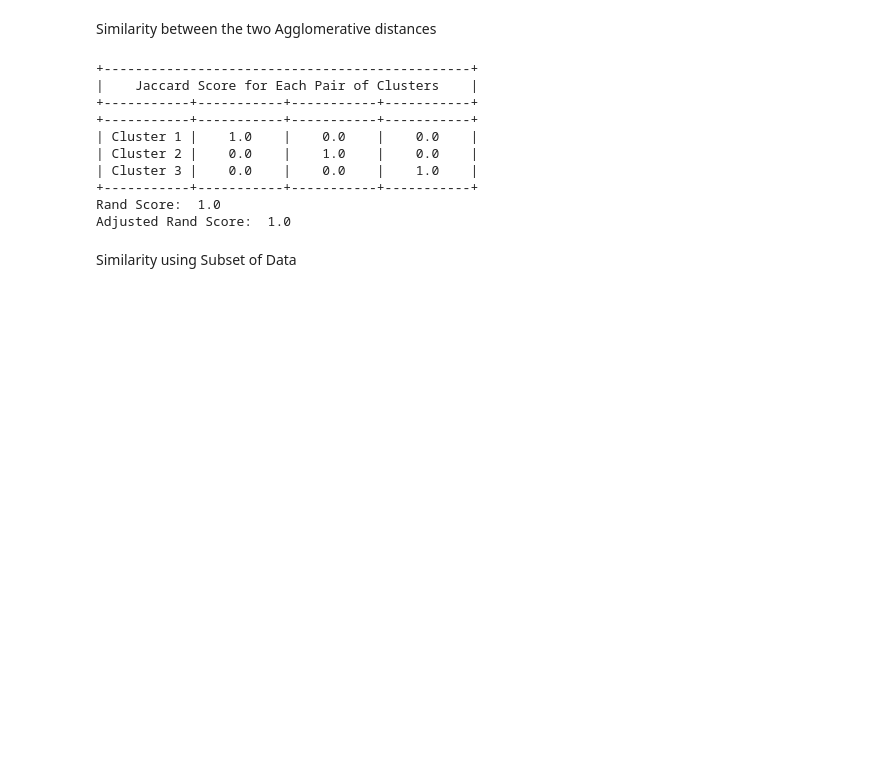
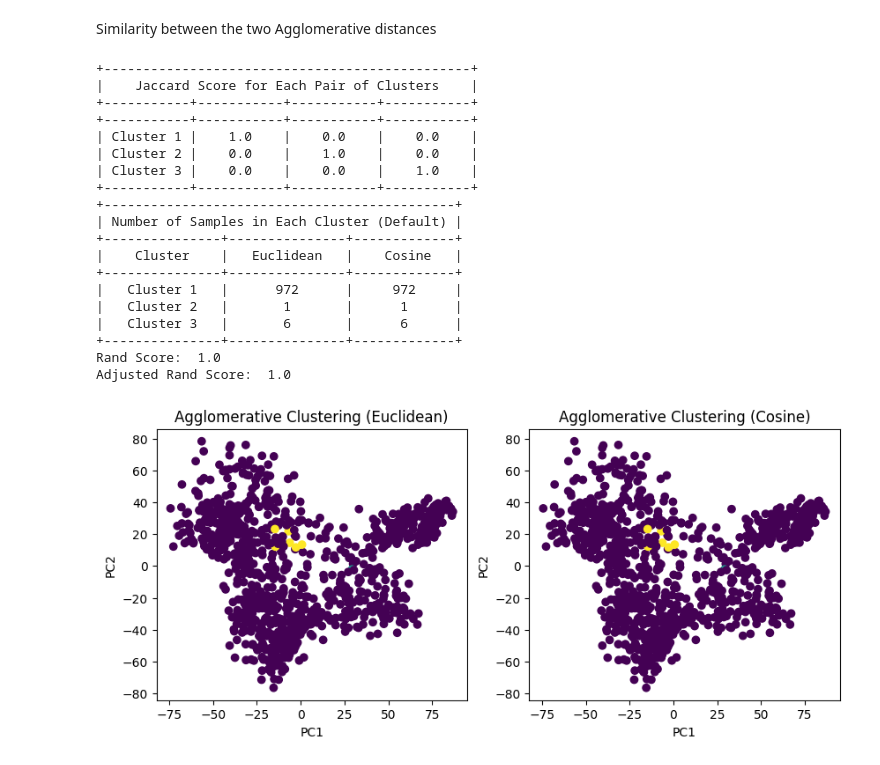
Before and after one commit to faverogian/ECSE556, a Jupyter notebook: Assignment 1/Clustering.ipynb, the cells around one changed output. Cells and saved outputs as stored; diff of their text form; code cells hidden in the pictures; blank space fills up the shorter version.

```diff
--- a/Assignment 1/Clustering.ipynb
+++ b/Assignment 1/Clustering.ipynb
@@ -175,39 +144,92 @@ Adjusted Rand Score:  0.0
 # %% [markdown]
 Similarity between the two Agglomerative distances
 # %%
+# Eucledian distance
+euc_agglo = AgglomerativeClustering(n_clusters=3, linkage='average', metric='euclidean')
+euc_agglo.fit(data)
+euc_labels = euc_agglo.labels_
+
+# Cosine distance
+cos_agglo = AgglomerativeClustering(n_clusters=3, linkage='average', metric='cosine')
+cos_agglo.fit(data)
+cos_labels = cos_agglo.labels_
+
 # Jaccard score for each pair of clusters
 average_jaccards = []
 for i in range(3):
     for j in range(3):
         average_jaccards.append(jaccard_score(euc_labels == i, cos_labels == j).round(3))
 
 # Make table of jaccard scores
 t = pt.PrettyTable()
 t.field_names = ['', 'Cluster 1', 'Cluster 2', 'Cluster 3']
 t.title = 'Jaccard Score for Each Pair of Clusters'
 
 for i in range(3):
     t.add_row([f'Cluster {i+1}', average_jaccards[i], average_jaccards[i+3], average_jaccards[i+6]])
 
 print(t)
 
+# Make table comparing number of samples in each cluster for both clustering methods
+comp_prop_t = pt.PrettyTable()
+comp_prop_t.field_names = ['Cluster', 'Euclidean', 'Cosine']
+comp_prop_t.title = 'Number of Samples in Each Cluster (Default)'
+comp_prop_t.add_row(['Cluster 1', np.count_nonzero(euc_labels == 0), np.count_nonzero(cos_labels == 0)])
+comp_prop_t.add_row(['Cluster 2', np.count_nonzero(euc_labels == 1), np.count_nonzero(cos_labels == 1)])
+comp_prop_t.add_row(['Cluster 3', np.count_nonzero(euc_labels == 2), np.count_nonzero(cos_labels == 2)])
+
+print(comp_prop_t)
+
 # Rand score
-cos_rand = rand_score(euc_labels, cos_labels).__round__(3)
-print("Rand Score: ", cos_rand)
+euc_cos_rand = rand_score(euc_labels, cos_labels).__round__(3)
+print("Rand Score: ", euc_cos_rand)
 
 # Adjusted rand score
-cos_adj_rand = adjusted_rand_score(euc_labels, cos_labels).__round__(3)
-print("Adjusted Rand Score: ", cos_adj_rand)
+euc_cos_adj_rand = adjusted_rand_score(euc_labels, cos_labels).__round__(3)
+print("Adjusted Rand Score: ", euc_cos_adj_rand)
+
+# Visualize results
+import matplotlib.pyplot as plt
+from sklearn.decomposition import PCA
+
+# PCA to reduce data to 2 dimensions
+pca = PCA(n_components=2)
+pca.fit(data)
+data_pca = pca.transform(data)
+
+# Plot agglomerative clustering results with euclidean distance and cosine distance
+plt.figure(figsize=(10, 4))
+plt.subplot(121)
+plt.scatter(data_pca[:,0], data_pca[:,1], c=euc_labels, cmap='viridis')
+plt.title('Agglomerative Clustering (Euclidean)')
+plt.xlabel('PC1')
+plt.ylabel('PC2')
+
+plt.subplot(122)
+plt.scatter(data_pca[:,0], data_pca[:,1], c=cos_labels, cmap='viridis')
+plt.title('Agglomerative Clustering (Cosine)')
+plt.xlabel('PC1')
+plt.ylabel('PC2')
+
+plt.show()
 # %% [output]
 +-----------------------------------------------+
 |    Jaccard Score for Each Pair of Clusters    |
 +-----------+-----------+-----------+-----------+
 +-----------+-----------+-----------+-----------+
 | Cluster 1 |    1.0    |    0.0    |    0.0    |
 | Cluster 2 |    0.0    |    1.0    |    0.0    |
 | Cluster 3 |    0.0    |    0.0    |    1.0    |
 +-----------+-----------+-----------+-----------+
++---------------------------------------------+
+| Number of Samples in Each Cluster (Default) |
++---------------+---------------+-------------+
+|    Cluster    |   Euclidean   |    Cosine   |
++---------------+---------------+-------------+
+|   Cluster 1   |      972      |     972     |
+|   Cluster 2   |       1       |      1      |
+|   Cluster 3   |       6       |      6      |
++---------------+---------------+-------------+
 Rand Score:  1.0
 Adjusted Rand Score:  1.0
+[figure, added]
-# %% [markdown]
-Similarity using Subset of Data
```
Also changed, not shown: parts of 9 cells of this notebook, 8 other files.
